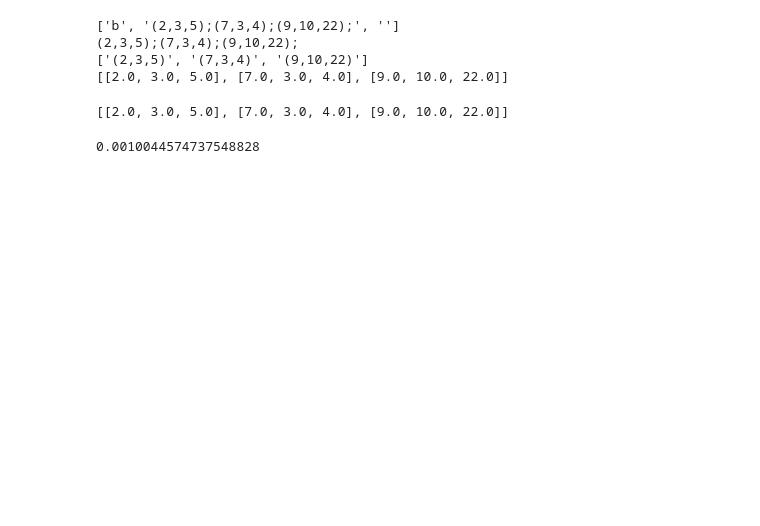
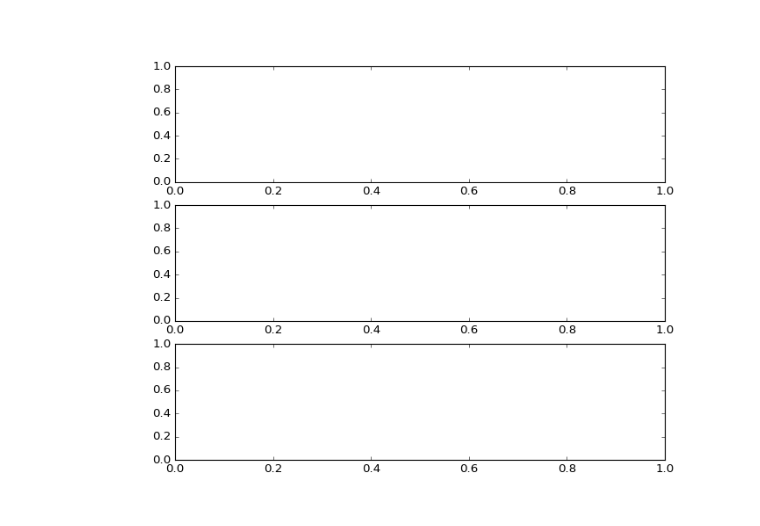
Before and after one commit to lakubis/jyu-learn, a Jupyter notebook: Measuring techniques/Arduino_project/python_serial.ipynb, the cells around one changed output. Drawn from its saved outputs; the diff is of its cells as text; code cells hidden in the pictures; blank space fills up the shorter version.

```diff
--- a/Measuring techniques/Arduino_project/python_serial.ipynb
+++ b/Measuring techniques/Arduino_project/python_serial.ipynb
@@ -5,0 +9,3 @@ arduino = serial.Serial(port='COM5', baudrate=115200, timeout=.1)
+# %%
+#style.available
+style.use('classic')
@@ -55,21 +74,2 @@ def serial2coors(message):
     coors_arr = [str2arr(coor) for coor in coors_str]
     return coors_arr
-# %%
-split_this = "b'(2,3,5);(7,3,4);(9,10,22);'"
-
-first_split = split_this.split("'")
-print(first_split)
-
-second_split = first_split[1]
-print(second_split)
-
-third_split = second_split.split(";")[:-1]
-print(third_split)
-
-fourth_split = [str2arr(coor) for coor in third_split]
-print(fourth_split)
-# %% [output]
-['b', '(2,3,5);(7,3,4);(9,10,22);', '']
-(2,3,5);(7,3,4);(9,10,22);
-['(2,3,5)', '(7,3,4)', '(9,10,22)']
-[[2.0, 3.0, 5.0], [7.0, 3.0, 4.0], [9.0, 10.0, 22.0]]
@@ -78,10 +76,40 @@ from time import time
-# %%
-tic = time()
-print(serial2coors(split_this))
-toc = time()
-# %% [output]
-[[2.0, 3.0, 5.0], [7.0, 3.0, 4.0], [9.0, 10.0, 22.0]]
-# %%
-toc-tic
-# %% [output]
-0.0010044574737548828
+# %%
+#%matplotlib widget
+# Now we are going to make a code to plot things
+#ax = plt.figure(figsize = (6,6)).add_subplot(projection='3d')
+fig, axs = plt.subplots(nrows = 3, ncols = 1,figsize= (9,7))
+
+#x0 = np.array([0,0]) # Defining initial position
+#v0 = np.array([0,0]) # Defining initial velocity
+#a0 = np.array([0,0])
+
+x0 = np.array([0,0,0]) # Defining initial position
+v0 = np.array([0,0,0]) # Defining initial velocity
+a0 = np.array([0,0,0])
+
+# Initializing list of arrays
+x_list = []
+v_list = []
+a_list = []
+
+butt_state_list = []
+
+x_list.append(x0)
+v_list.append(v0)
+a_list.append(a0)
+
+
+dt = 1e-3*1 #ms
+
+
+#ax.set_xlabel("$x$", fontsize = 16)
+#ax.set_ylabel("$y$", fontsize = 16)
+#ax.set_zlabel("$z$", fontsize = 16)
+#ax.set_xlim([-1,1])
+#ax.set_ylim([-1,1])
+#ax.set_zlim([-1,1])
+
+plt.ion()
+plt.show()
+# %% [output]
+[figure, added]
```
Also changed, not shown: parts of 12 cells of this notebook, 1 other file.
